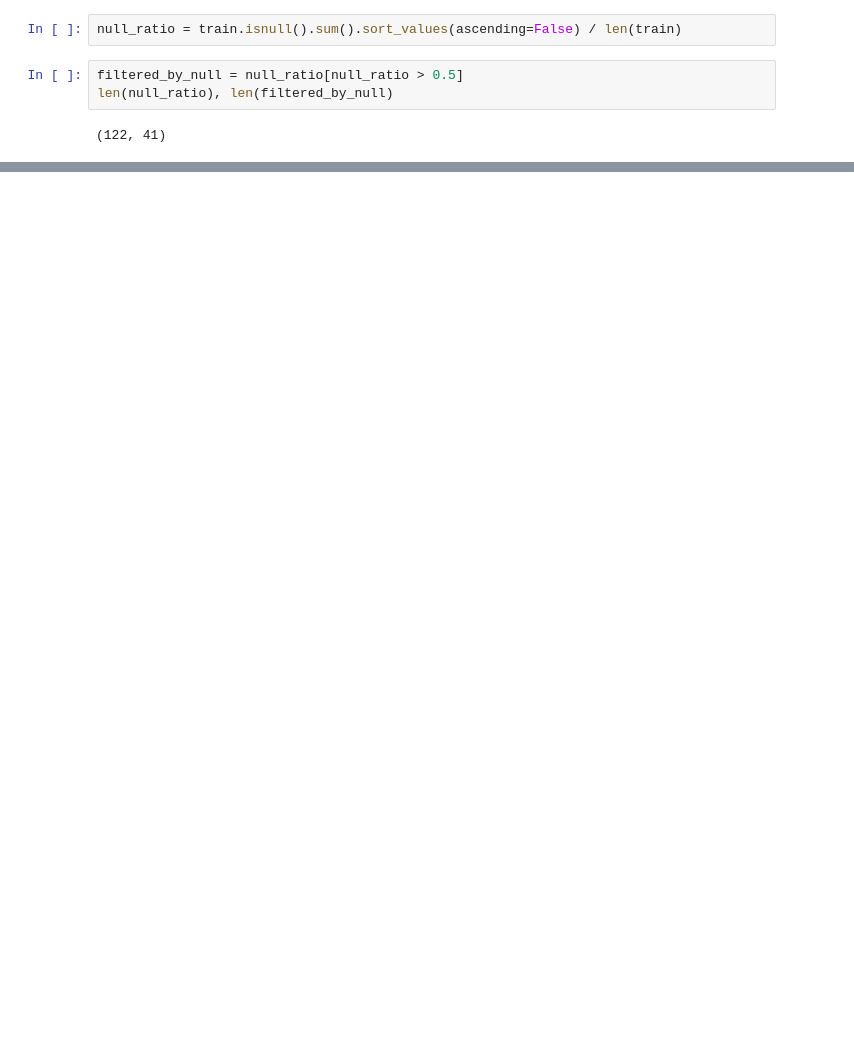
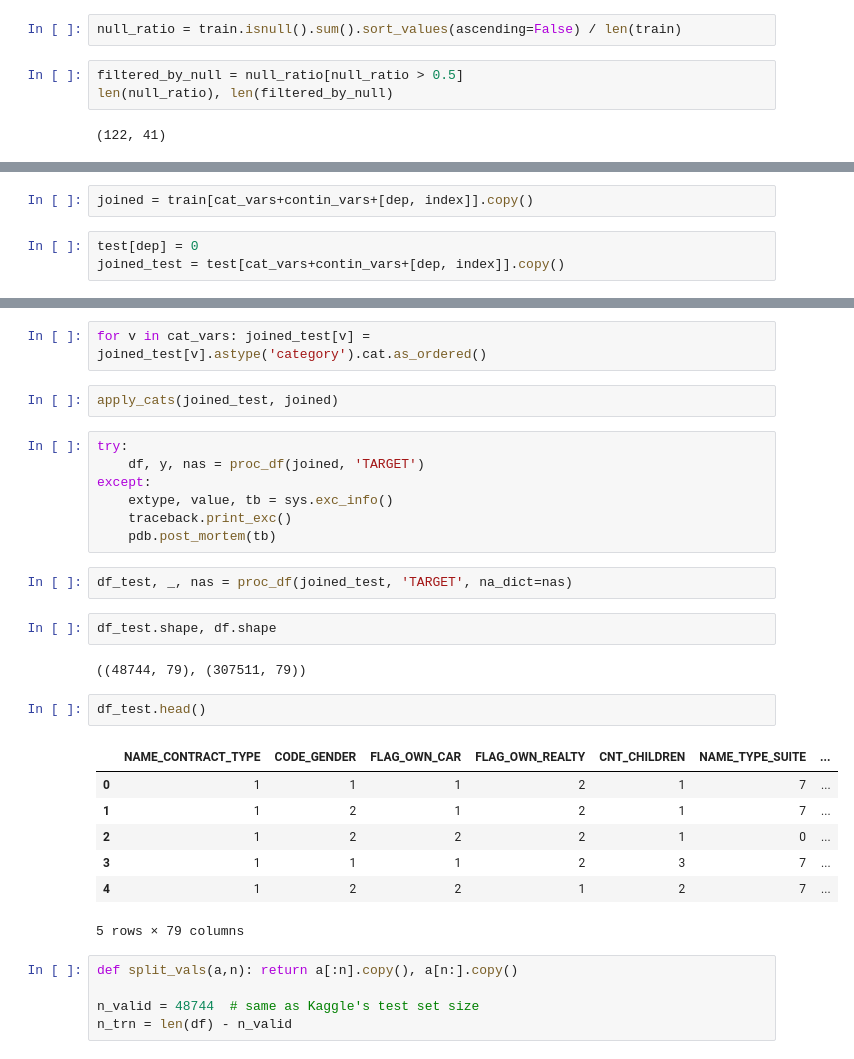
Before and after one commit to kugmax/fastai_learn, a Jupyter notebook: Home Credit Default Risk (random forest).ipynb, the cells around one changed output, grey strips where cells are left out. Cells and saved outputs as stored; diff of their text form; blank space fills up the shorter version.

```diff
--- a/Home Credit Default Risk (random forest).ipynb
+++ b/Home Credit Default Risk (random forest).ipynb
@@ -91,0 +109,5 @@ AttributeError: 'Series' object has no attribute 'WEEKDAY_APPR_PROCESS_STAR'
+# %%
+joined = train[cat_vars+contin_vars+[dep, index]].copy()
+# %%
+test[dep] = 0
+joined_test = test[cat_vars+contin_vars+[dep, index]].copy()
@@ -91,0 +116,32 @@ AttributeError: 'Series' object has no attribute 'WEEKDAY_APPR_PROCESS_STAR'
+# %%
+for v in cat_vars: joined_test[v] = joined_test[v].astype('category').cat.as_ordered()
+# %%
+apply_cats(joined_test, joined)
+# %%
+try:
+    df, y, nas = proc_df(joined, 'TARGET')
+except:
+    extype, value, tb = sys.exc_info()
+    traceback.print_exc()
+    pdb.post_mortem(tb)
+# %%
+df_test, _, nas = proc_df(joined_test, 'TARGET', na_dict=nas)
+# %%
+df_test.shape, df.shape
+# %% [output]
+((48744, 79), (307511, 79))
+# %%
+df_test.head()
+# %% [output]
+|  | NAME_CONTRACT_TYPE | CODE_GENDER | FLAG_OWN_CAR | FLAG_OWN_REALTY | CNT_CHILDREN | NAME_TYPE_SUITE | ... |
+| 0 | 1 | 1 | 1 | 2 | 1 | 7 | ... |
+| 1 | 1 | 2 | 1 | 2 | 1 | 7 | ... |
+| 2 | 1 | 2 | 2 | 2 | 1 | 0 | ... |
+| 3 | 1 | 1 | 1 | 2 | 3 | 7 | ... |
+| 4 | 1 | 2 | 2 | 1 | 2 | 7 | ... |
+5 rows × 79 columns
+# %%
+def split_vals(a,n): return a[:n].copy(), a[n:].copy()
+
+n_valid = 48744  # same as Kaggle's test set size
+n_trn = len(df) - n_valid
```
Also changed, not shown: parts of 20 cells of this notebook.
